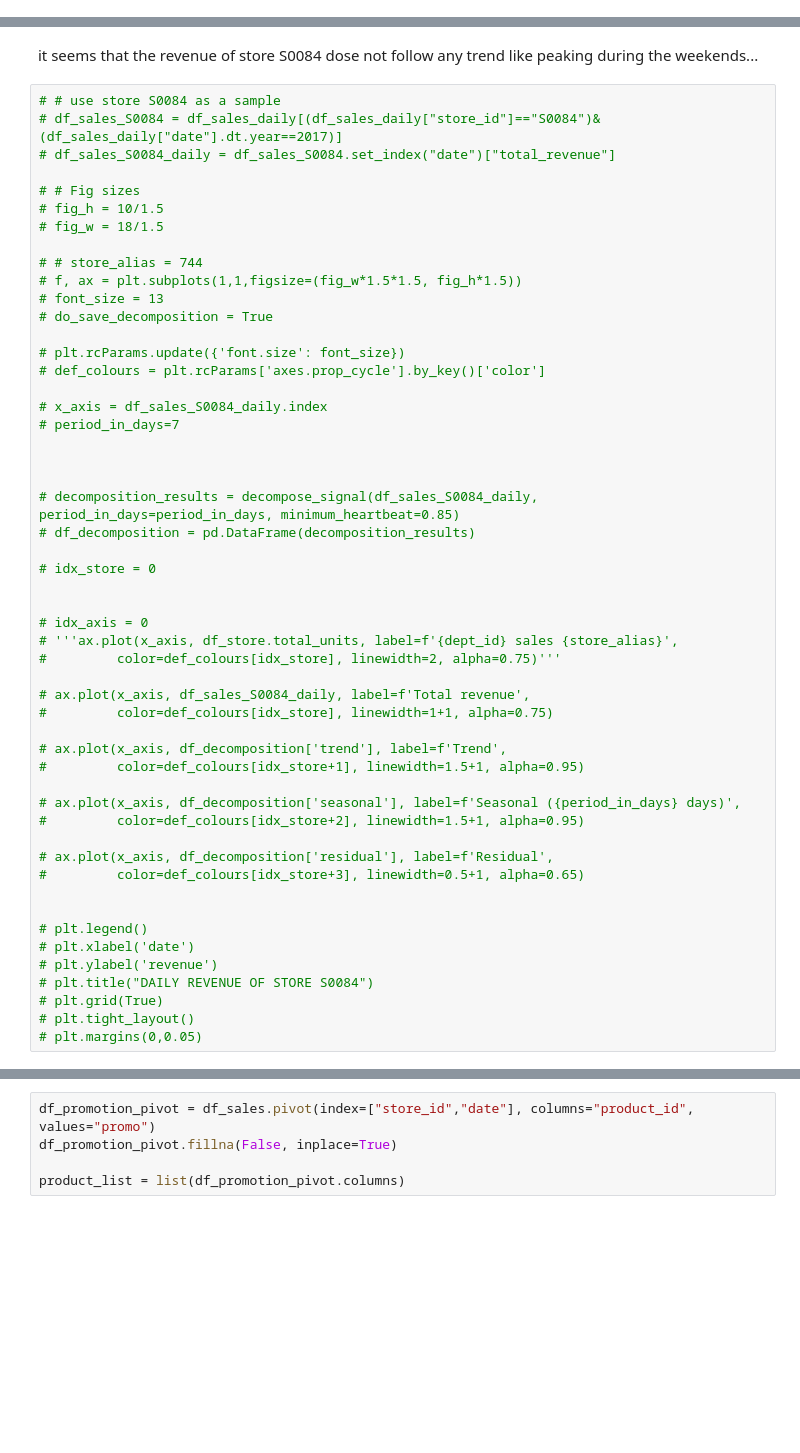
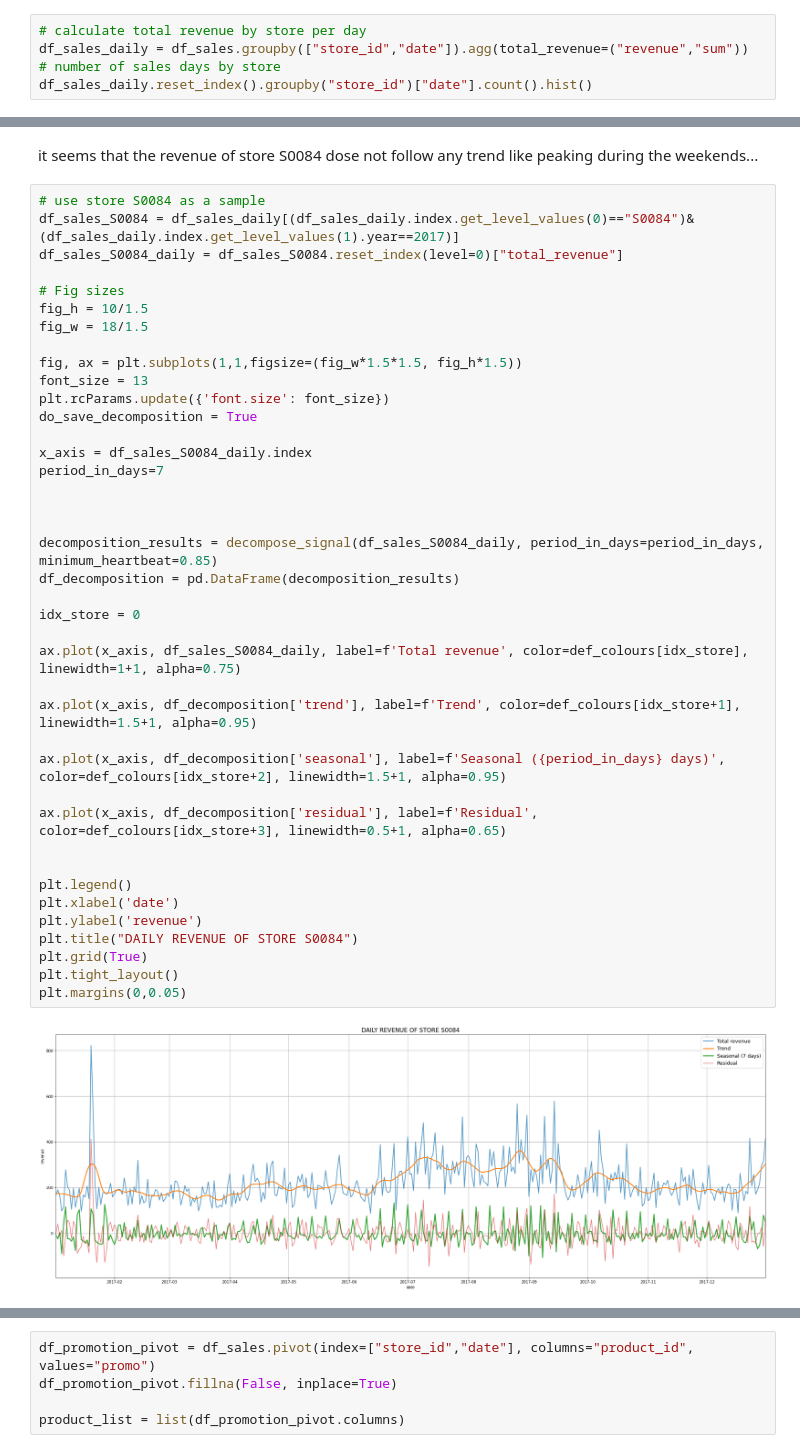
Before and after one commit to dinhgiangltk/analysis-projects, a Jupyter notebook: product_cannibalization/case_product_promotion.ipynb, the cells around one changed output, grey strips where cells are left out. Saved outputs shown, nothing was run; the diff lists cells and outputs as text; blank space fills up the shorter version.

```diff
--- a/product_cannibalization/case_product_promotion.ipynb
+++ b/product_cannibalization/case_product_promotion.ipynb
@@ -553,0 +71,5 @@ df_sales_daily.groupby("store_id", as_index=False).agg(
+# %%
+# calculate total revenue by store per day
+df_sales_daily = df_sales.groupby(["store_id","date"]).agg(total_revenue=("revenue","sum"))
+# number of sales days by store
+df_sales_daily.reset_index().groupby("store_id")["date"].count().hist()
@@ -554,57 +86,47 @@ df_sales_daily.groupby("store_id", as_index=False).agg(
 # %% [markdown]
 it seems that the revenue of store S0084 dose not follow any trend like peaking during the weekends...
 # %%
-# # use store S0084 as a sample
-# df_sales_S0084 = df_sales_daily[(df_sales_daily["store_id"]=="S0084")&(df_sales_daily["date"].dt.year==2017)]
-# df_sales_S0084_daily = df_sales_S0084.set_index("date")["total_revenue"]
+# use store S0084 as a sample
+df_sales_S0084 = df_sales_daily[(df_sales_daily.index.get_level_values(0)=="S0084")&(df_sales_daily.index.get_level_values(1).year==2017)]
+df_sales_S0084_daily = df_sales_S0084.reset_index(level=0)["total_revenue"]
 
-# # Fig sizes
-# fig_h = 10/1.5
-# fig_w = 18/1.5
+# Fig sizes
+fig_h = 10/1.5
+fig_w = 18/1.5
 
-# # store_alias = 744
-# f, ax = plt.subplots(1,1,figsize=(fig_w*1.5*1.5, fig_h*1.5))
-# font_size = 13
-# do_save_decomposition = True
+fig, ax = plt.subplots(1,1,figsize=(fig_w*1.5*1.5, fig_h*1.5))
+font_size = 13
+plt.rcParams.update({'font.size': font_size})
+do_save_decomposition = True
 
-# plt.rcParams.update({'font.size': font_size})
-# def_colours = plt.rcParams['axes.prop_cycle'].by_key()['color']
-
-# x_axis = df_sales_S0084_daily.index
-# period_in_days=7
+x_axis = df_sales_S0084_daily.index
+period_in_days=7
 
 
 
-# decomposition_results = decompose_signal(df_sales_S0084_daily, period_in_days=period_in_days, minimum_heartbeat=0.85)
-# df_decomposition = pd.DataFrame(decomposition_results)
+decomposition_results = decompose_signal(df_sales_S0084_daily, period_in_days=period_in_days, minimum_heartbeat=0.85)
+df_decomposition = pd.DataFrame(decomposition_results)
 
-# idx_store = 0
+idx_store = 0
+
+ax.plot(x_axis, df_sales_S0084_daily, label=f'Total revenue', color=def_colours[idx_store], linewidth=1+1, alpha=0.75)
+
+ax.plot(x_axis, df_decomposition['trend'], label=f'Trend', color=def_colours[idx_store+1], linewidth=1.5+1, alpha=0.95)
+
+ax.plot(x_axis, df_decomposition['seasonal'], label=f'Seasonal ({period_in_days} days)', color=def_colours[idx_store+2], linewidth=1.5+1, alpha=0.95)
+
+ax.plot(x_axis, df_decomposition['residual'], label=f'Residual', color=def_colours[idx_store+3], linewidth=0.5+1, alpha=0.65)
 
 
-# idx_axis = 0
-# '''ax.plot(x_axis, df_store.total_units, label=f'{dept_id} sales {store_alias}',
-#         color=def_colours[idx_store], linewidth=2, alpha=0.75)'''
-
-# ax.plot(x_axis, df_sales_S0084_daily, label=f'Total revenue',
-#         color=def_colours[idx_store], linewidth=1+1, alpha=0.75)
-
-# ax.plot(x_axis, df_decomposition['trend'], label=f'Trend',
-#         color=def_colours[idx_store+1], linewidth=1.5+1, alpha=0.95)
-
-# ax.plot(x_axis, df_decomposition['seasonal'], label=f'Seasonal ({period_in_days} days)',
-#         color=def_colours[idx_store+2], linewidth=1.5+1, alpha=0.95)
-
-# ax.plot(x_axis, df_decomposition['residual'], label=f'Residual',
-#         color=def_colours[idx_store+3], linewidth=0.5+1, alpha=0.65)
-
-
-# plt.legend()
-# plt.xlabel('date')
-# plt.ylabel('revenue')
-# plt.title("DAILY REVENUE OF STORE S0084")
-# plt.grid(True)
-# plt.tight_layout()
-# plt.margins(0,0.05)
+plt.legend()
+plt.xlabel('date')
+plt.ylabel('revenue')
+plt.title("DAILY REVENUE OF STORE S0084")
+plt.grid(True)
+plt.tight_layout()
+plt.margins(0,0.05)
+# %% [output]
+[figure, added]
 # %%
 df_sales_pivot = df_sales.pivot(index=["store_id","date"], columns="product_id", values="revenue")
 df_sales_pivot.fillna(0, inplace=True)
```
Also changed, not shown: parts of 25 cells of this notebook, 8 other files.
